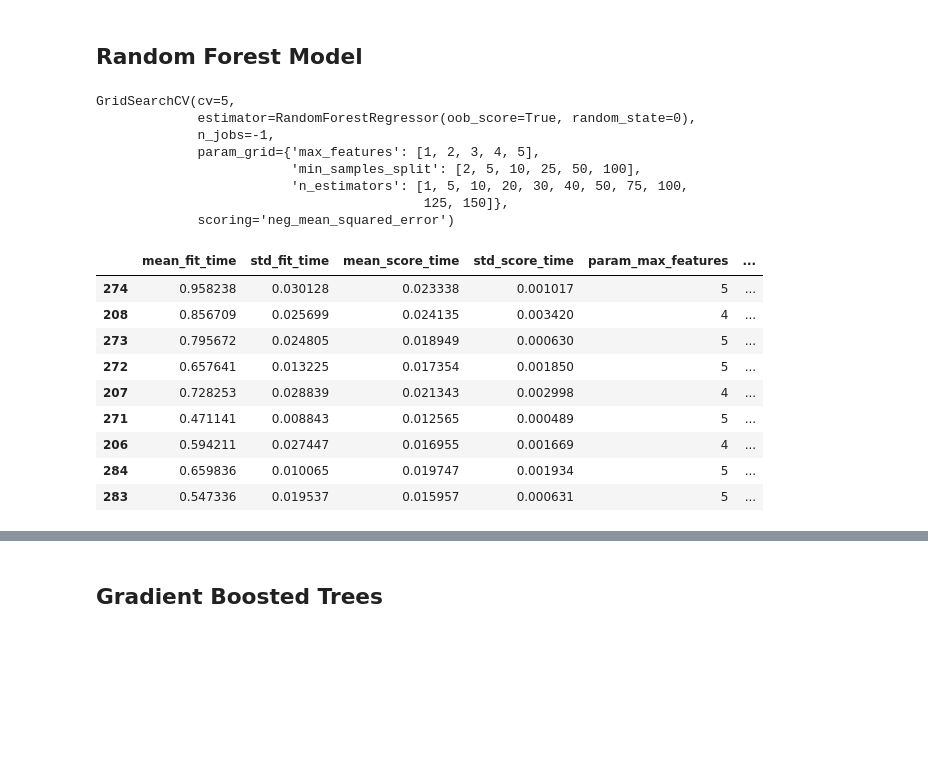
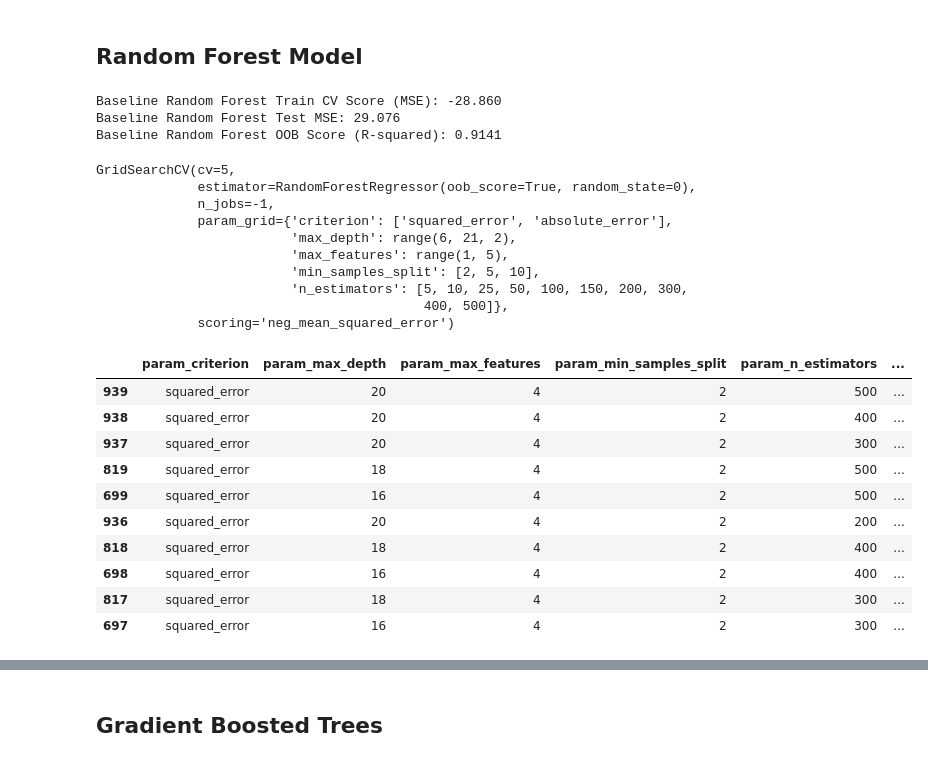
Before and after one commit to lstetson30/DS_Mentorship_Projects, a Jupyter notebook: Projects/Concrete_Strength_Regression/Notebooks/tree_models.ipynb, the cells around one changed output, grey strips where cells are left out. Saved outputs shown, nothing was run; the diff lists cells and outputs as text; code cells hidden in the pictures; blank space fills up the shorter version.

```diff
--- a/Projects/Concrete_Strength_Regression/Notebooks/tree_models.ipynb
+++ b/Projects/Concrete_Strength_Regression/Notebooks/tree_models.ipynb
@@ -99,13 +116,13 @@ plt.show()
 # %% [markdown]
 ### Cost Complexity Pruning
 # %%
-path = DecisionTreeRegressor(random_state=0).cost_complexity_pruning_path(X_train, y_train)
+path = final_tree.cost_complexity_pruning_path(X_train, y_train)
 ccp_alphas, impurities = path.ccp_alphas, path.impurities
 # %%
 trees = []
 
 for alpha in ccp_alphas:
-    subtree = DecisionTreeRegressor(random_state=0, ccp_alpha=alpha)
+    subtree = DecisionTreeRegressor(max_depth = 20, random_state=0, ccp_alpha=alpha)
     subtree.fit(X_train, y_train)
     trees.append(subtree)
 # %%
@@ -150,11 +167,29 @@ plt.show()
 [figure]
 # %% [markdown]
 ## Random Forest Model
+# %%
+forest_baseline = RandomForestRegressor(random_state=0, oob_score=True)
+cv_score_forest_baseline = cross_val_score(forest_baseline, X_train, y_train, cv=5, scoring='neg_mean_squared_error').mean()
+forest_baseline.fit(X_train, y_train)
+baseline_forest_y_hat = forest_baseline.predict(X_test)
+mse_forest_baseline = mean_squared_error(y_test, baseline_forest_y_hat)
+oob_score_forest_baseline = forest_baseline.oob_score_
+
+print(f'Baseline Random Forest Train CV Score (MSE): {cv_score_forest_baseline:.3f}')
+print(f'Baseline Random Forest Test MSE: {mse_forest_baseline:.3f}')
+print(f'Baseline Random Forest OOB Score (R-squared): {oob_score_forest_baseline:.4f}')
+# %% [output]
+Baseline Random Forest Train CV Score (MSE): -28.860
+Baseline Random Forest Test MSE: 29.076
+Baseline Random Forest OOB Score (R-squared): 0.9141
 # %%
 forest = RandomForestRegressor(random_state=0, oob_score=True)
-params = {'n_estimators': [1, 5, 10, 20, 30, 40, 50, 75, 100, 125, 150],
-          'min_samples_split': [2, 5, 10, 25, 50, 100],
-          'max_features': [1, 2, 3, 4, 5]}
+params = {'n_estimators': [5, 10, 25, 50, 100, 150, 200, 300, 400, 500],
+          'max_depth': range(6, 21, 2),
+          'min_samples_split': [2, 5, 10],
+          'max_features': range(1,5),
+          'criterion': ['squared_error', 'absolute_error']
+          }
 
 grid_cv_tree = GridSearchCV(estimator=forest, param_grid=params, cv=5, scoring='neg_mean_squared_error', n_jobs=-1)
 grid_cv_tree.fit(X_train, y_train)
@@ -162,25 +197,30 @@ grid_cv_tree.fit(X_train, y_train)
 GridSearchCV(cv=5,
              estimator=RandomForestRegressor(oob_score=True, random_state=0),
              n_jobs=-1,
-             param_grid={'max_features': [1, 2, 3, 4, 5],
-                         'min_samples_split': [2, 5, 10, 25, 50, 100],
-                         'n_estimators': [1, 5, 10, 20, 30, 40, 50, 75, 100,
-                                          125, 150]},
+             param_grid={'criterion': ['squared_error', 'absolute_error'],
+                         'max_depth': range(6, 21, 2),
+                         'max_features': range(1, 5),
+                         'min_samples_split': [2, 5, 10],
+                         'n_estimators': [5, 10, 25, 50, 100, 150, 200, 300,
+                                          400, 500]},
              scoring='neg_mean_squared_error')
 # %%
 grid_cv_results_tree=pd.DataFrame(grid_cv_tree.cv_results_).sort_values('mean_test_score', ascending=False)
-grid_cv_results_tree.head(9)
+grid_cv_results_tree[['param_criterion', 'param_max_depth',
+                     'param_max_features', 'param_min_samples_split', 'param_n_estimators',
+                     'mean_test_score', 'std_test_score', 'rank_test_score']].head(10)
 # %% [output]
-|  | mean_fit_time | std_fit_time | mean_score_time | std_score_time | param_max_features | ... |
-| 274 | 0.958238 | 0.030128 | 0.023338 | 0.001017 | 5 | ... |
-| 208 | 0.856709 | 0.025699 | 0.024135 | 0.003420 | 4 | ... |
-| 273 | 0.795672 | 0.024805 | 0.018949 | 0.000630 | 5 | ... |
-| 272 | 0.657641 | 0.013225 | 0.017354 | 0.001850 | 5 | ... |
-| 207 | 0.728253 | 0.028839 | 0.021343 | 0.002998 | 4 | ... |
-| 271 | 0.471141 | 0.008843 | 0.012565 | 0.000489 | 5 | ... |
-| 206 | 0.594211 | 0.027447 | 0.016955 | 0.001669 | 4 | ... |
-| 284 | 0.659836 | 0.010065 | 0.019747 | 0.001934 | 5 | ... |
-| 283 | 0.547336 | 0.019537 | 0.015957 | 0.000631 | 5 | ... |
+|  | param_criterion | param_max_depth | param_max_features | param_min_samples_split | param_n_estimators | ... |
+| 939 | squared_error | 20 | 4 | 2 | 500 | ... |
+| 938 | squared_error | 20 | 4 | 2 | 400 | ... |
+| 937 | squared_error | 20 | 4 | 2 | 300 | ... |
+| 819 | squared_error | 18 | 4 | 2 | 500 | ... |
+| 699 | squared_error | 16 | 4 | 2 | 500 | ... |
+| 936 | squared_error | 20 | 4 | 2 | 200 | ... |
+| 818 | squared_error | 18 | 4 | 2 | 400 | ... |
+| 698 | squared_error | 16 | 4 | 2 | 400 | ... |
+| 817 | squared_error | 18 | 4 | 2 | 300 | ... |
+| 697 | squared_error | 16 | 4 | 2 | 300 | ... |
 # %%
 sns.lineplot(data=grid_cv_results_tree, x='param_n_estimators', y='mean_test_score', err_style='bars')
 plt.ylabel('CV Score')
```
Also changed, not shown: parts of 54 cells of this notebook, 4 other files.
